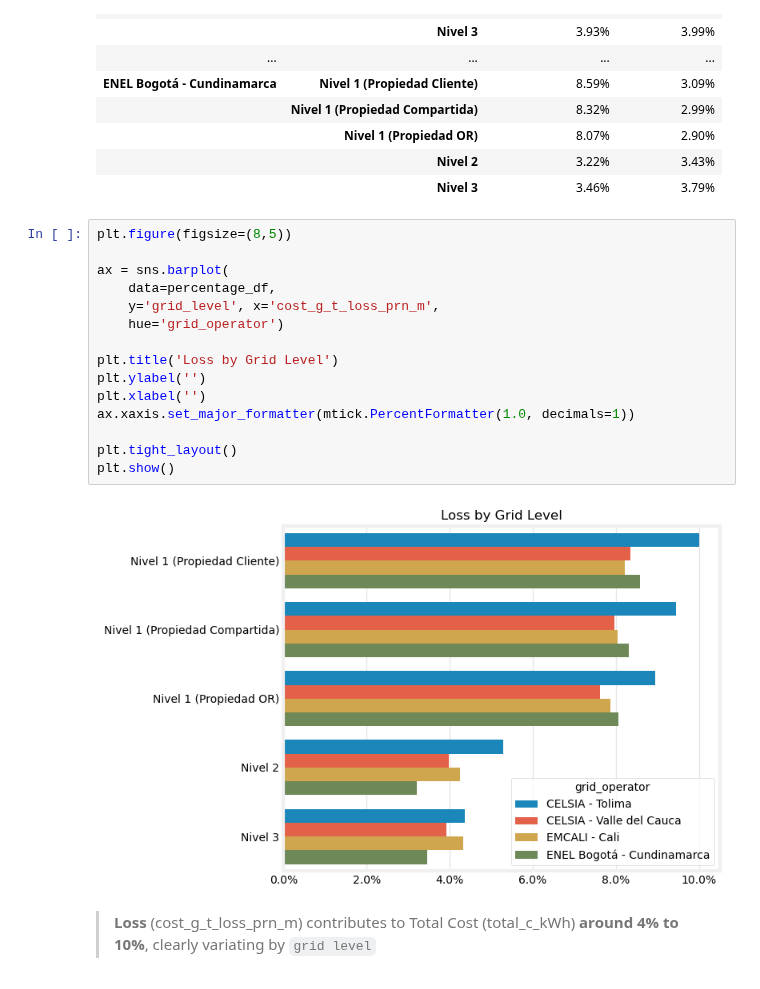
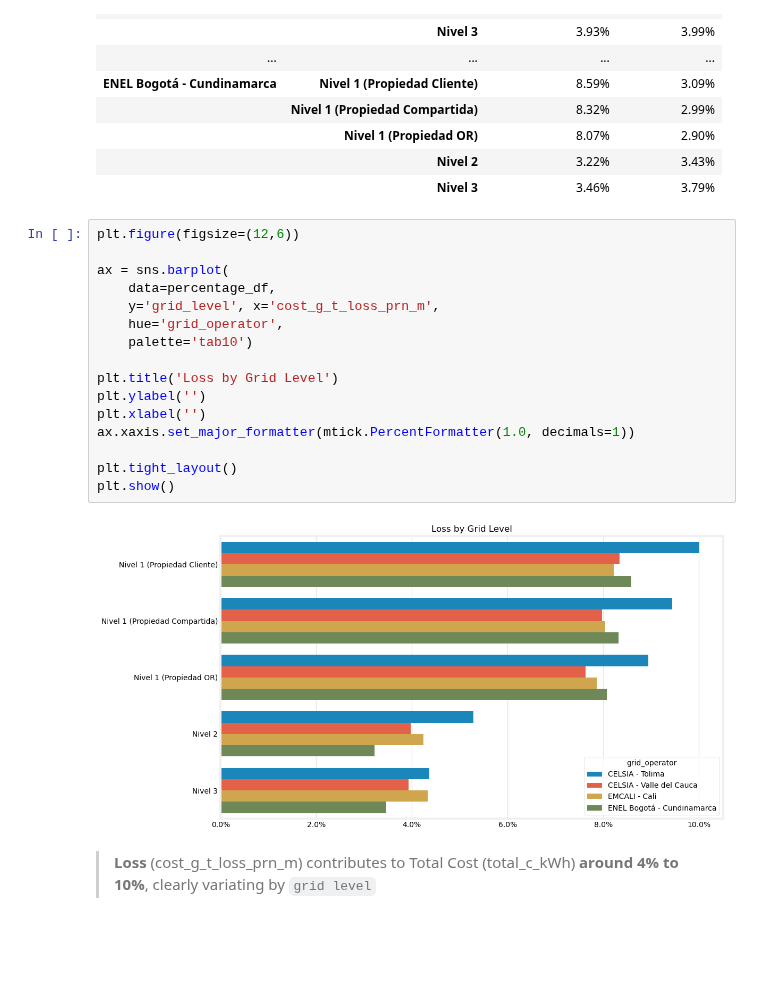
Before and after one commit to c4-calderon/c4-calderon.github.io, a Jupyter notebook: _notebooks/2026-04-05-Electricity-Rates-and-Costs.ipynb, the cells around one changed output. Cells and saved outputs as stored; diff of their text form; blank space fills up the shorter version.

```diff
--- a/_notebooks/2026-04-05-Electricity-Rates-and-Costs.ipynb
+++ b/_notebooks/2026-04-05-Electricity-Rates-and-Costs.ipynb
@@ -652,22 +803,23 @@ percentage_df[['cost_g_t_loss_prn_m', 'restrictions_rm']].style.format("{:.2%}")
 |  | Nivel 2 | 3.22% | 3.43% |
 |  | Nivel 3 | 3.46% | 3.79% |
 # %%
-plt.figure(figsize=(8,5))
+plt.figure(figsize=(12,6))
 
 ax = sns.barplot(
     data=percentage_df,
     y='grid_level', x='cost_g_t_loss_prn_m',
-    hue='grid_operator')
+    hue='grid_operator',
+    palette='tab10')
 
 plt.title('Loss by Grid Level')
 plt.ylabel('')
 plt.xlabel('')
 ax.xaxis.set_major_formatter(mtick.PercentFormatter(1.0, decimals=1))
 
 plt.tight_layout()
 plt.show()
 # %% [output]
-[figure, old version]
+[figure, new version]
 # %% [markdown]
 >  **Loss** (cost_g_t_loss_prn_m) contributes to Total Cost (total_c_kWh) **around 4% to 10%**, clearly variating by `grid level`
 # %%
```
Also changed, not shown: parts of 26 cells of this notebook, 15 other files.
